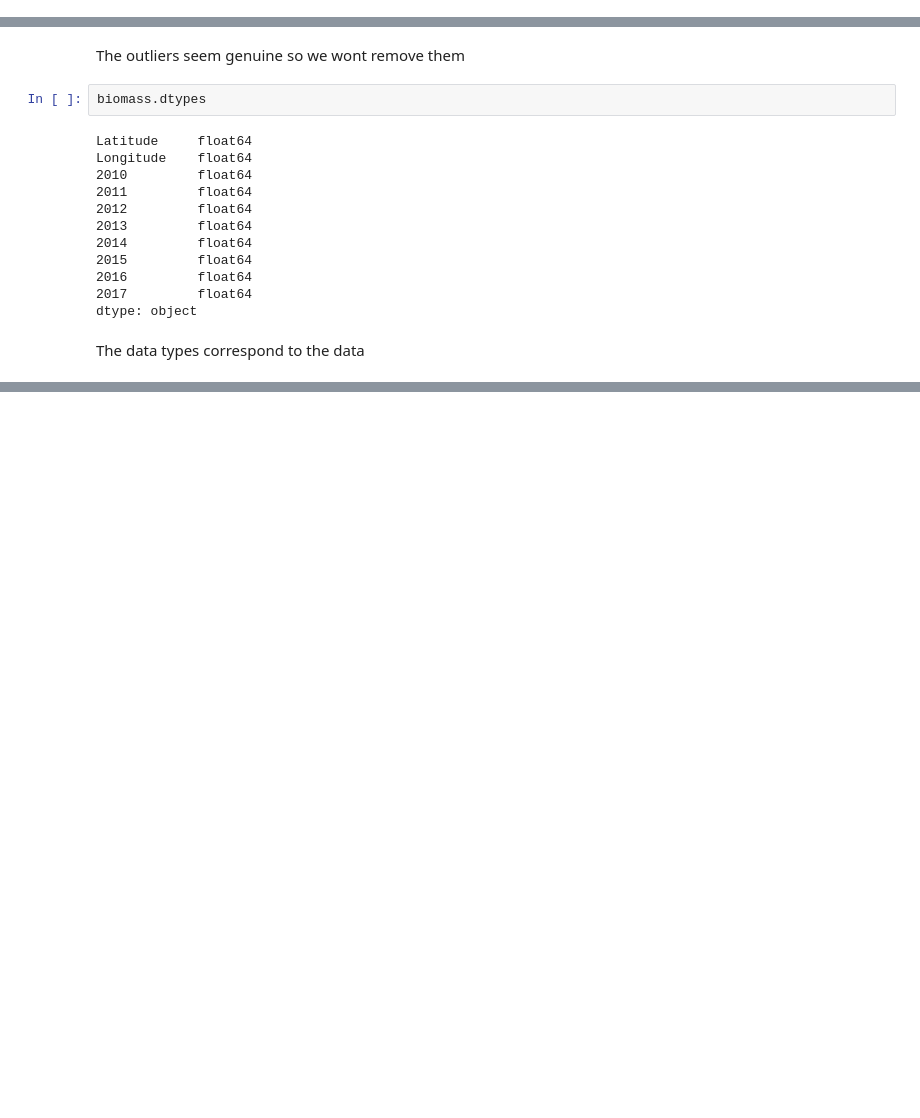
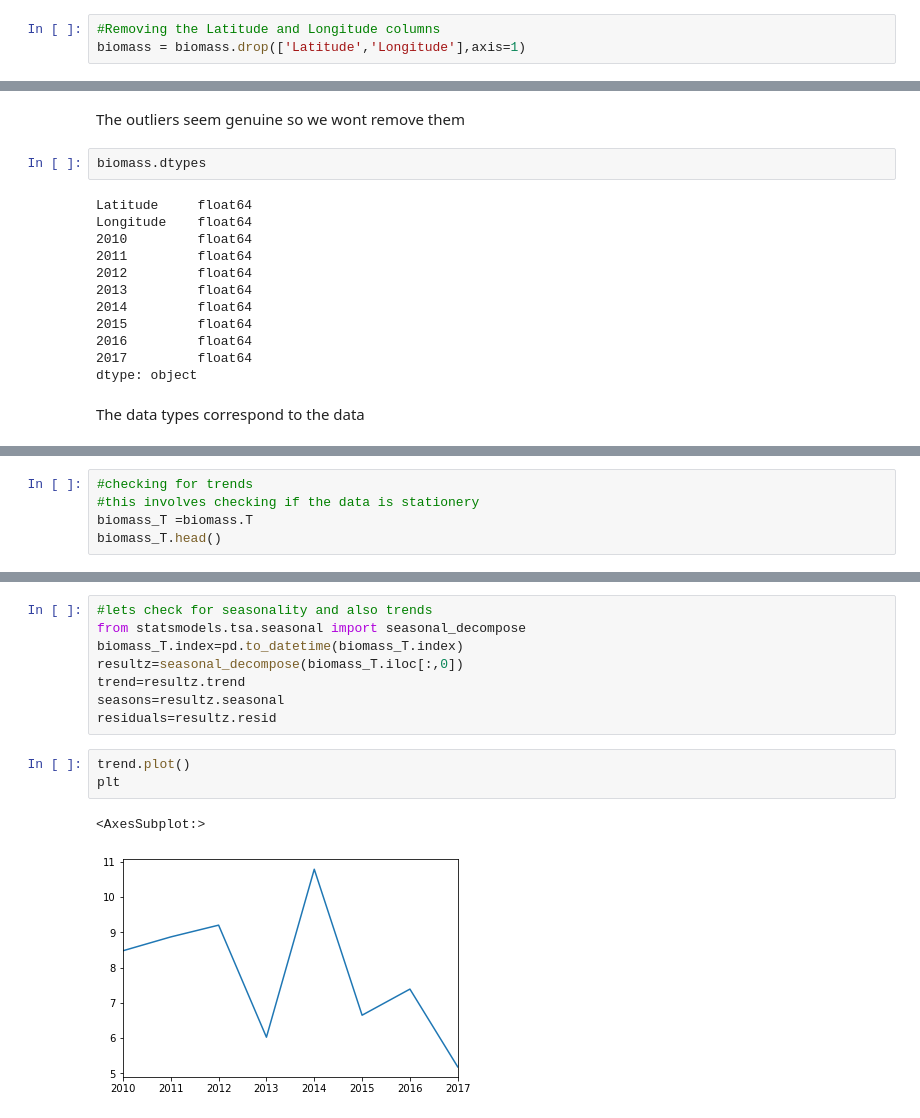
Before and after one commit to felix-n12/shell-ai, a Jupyter notebook: Untitled.ipynb, the cells around one changed output, grey strips where cells are left out. Drawn from its saved outputs; the diff is of its cells as text; blank space fills up the shorter version.

Commit message:
data preprocessing

```diff
--- a/Untitled.ipynb
+++ b/Untitled.ipynb
@@ -73,2 +78,5 @@ biomass.describe()
 # %% [markdown]
 The Latitude and Longitude columns will be removed since we wont need them since each index is a different location
+# %%
+#Removing the Latitude and Longitude columns
+biomass = biomass.drop(['Latitude','Longitude'],axis=1)
@@ -129,0 +159,5 @@ The data types correspond to the data
+# %%
+#checking for trends
+#this involves checking if the data is stationery
+biomass_T =biomass.T
+biomass_T.head()
@@ -129,0 +205,14 @@ The data types correspond to the data
+# %%
+#lets check for seasonality and also trends
+from statsmodels.tsa.seasonal import seasonal_decompose
+biomass_T.index=pd.to_datetime(biomass_T.index)
+resultz=seasonal_decompose(biomass_T.iloc[:,0])
+trend=resultz.trend
+seasons=resultz.seasonal
+residuals=resultz.resid
+# %%
+trend.plot()
+plt
+# %% [output]
+<AxesSubplot:>
+[figure, added]
```
Also changed, not shown: parts of 24 cells of this notebook.
